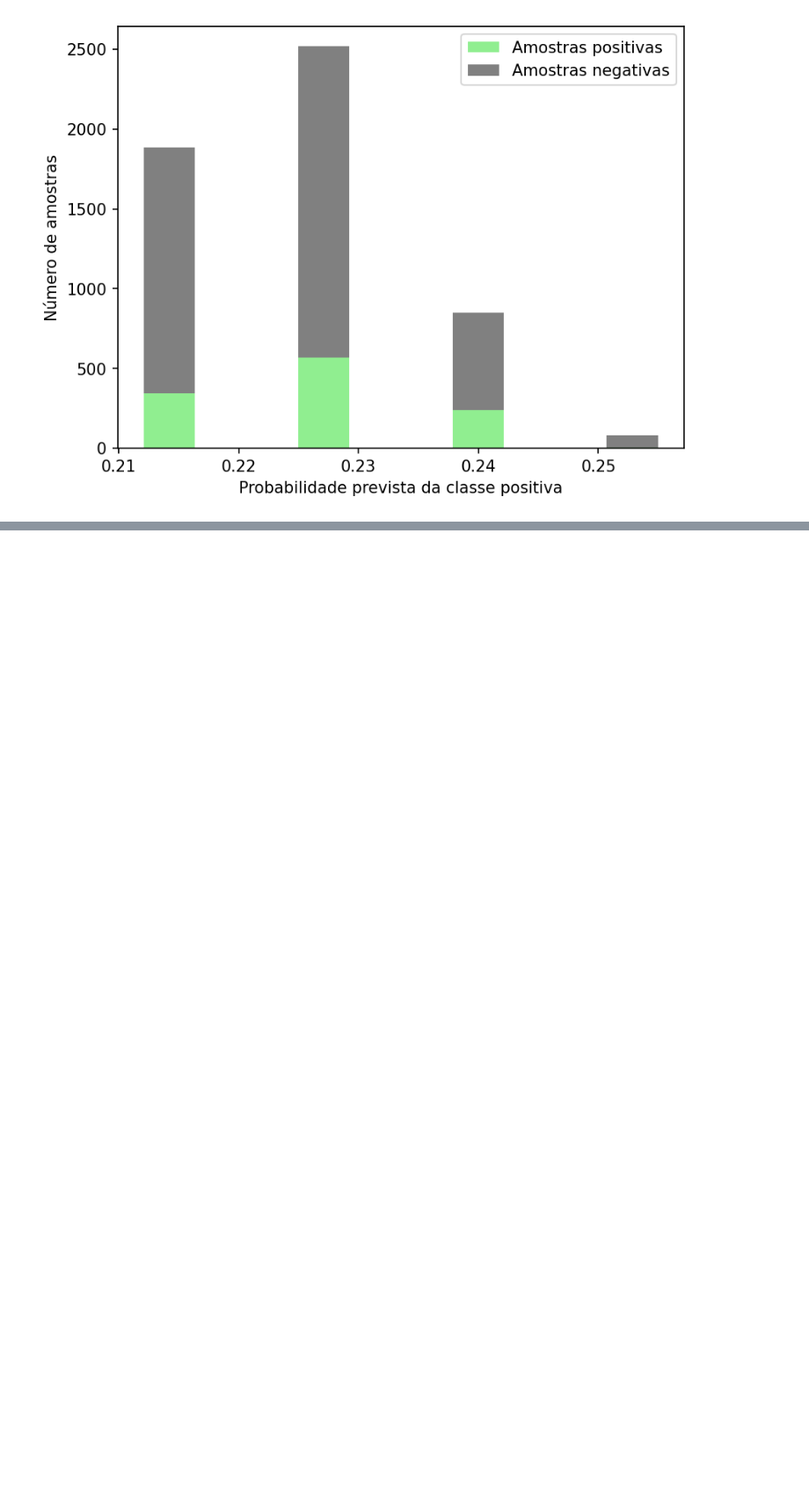
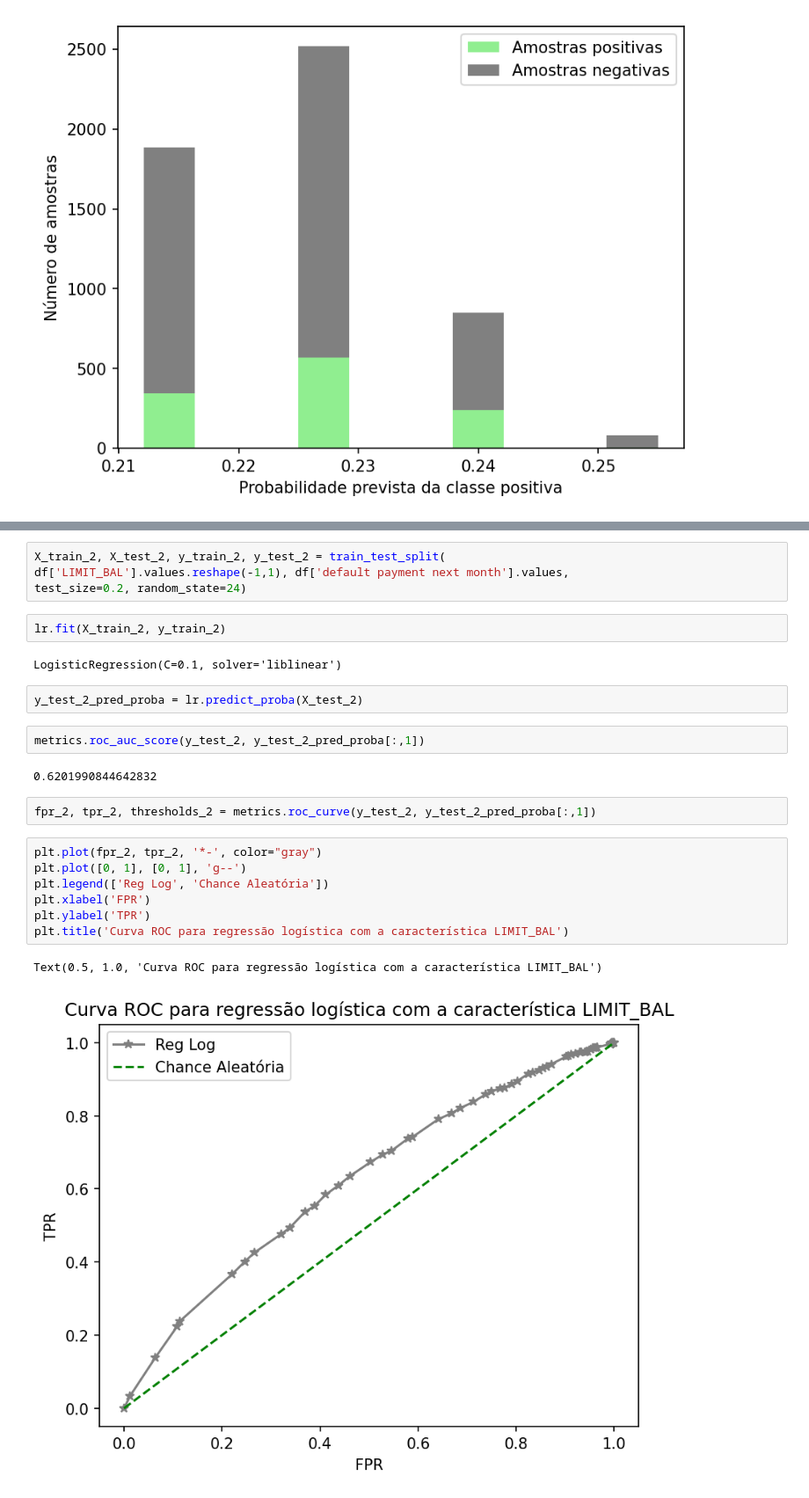
Before and after one commit to marcosvnespolo/Previsao_Inadimplencia, a Jupyter notebook: Previsão_Inadimplência.ipynb, the cells around one changed output, grey strips where cells are left out. Shown at 88% size. Cells and saved outputs as stored; diff of their text form; blank space fills up the shorter version.

```diff
--- a/Previsão_Inadimplência.ipynb
+++ b/Previsão_Inadimplência.ipynb
@@ -1139,0 +1176,26 @@ Text(0, 0.5, 'Número de amostras')
+# %%
+X_train_2, X_test_2, y_train_2, y_test_2 = train_test_split(
+df['LIMIT_BAL'].values.reshape(-1,1), df['default payment next month'].values,
+test_size=0.2, random_state=24)
+# %%
+lr.fit(X_train_2, y_train_2)
+# %% [output]
+LogisticRegression(C=0.1, solver='liblinear')
+# %%
+y_test_2_pred_proba = lr.predict_proba(X_test_2)
+# %%
+metrics.roc_auc_score(y_test_2, y_test_2_pred_proba[:,1])
+# %% [output]
+0.6201990844642832
+# %%
+fpr_2, tpr_2, thresholds_2 = metrics.roc_curve(y_test_2, y_test_2_pred_proba[:,1])
+# %%
+plt.plot(fpr_2, tpr_2, '*-', color="gray")
+plt.plot([0, 1], [0, 1], 'g--')
+plt.legend(['Reg Log', 'Chance Aleatória'])
+plt.xlabel('FPR')
+plt.ylabel('TPR')
+plt.title('Curva ROC para regressão logística com a característica LIMIT_BAL')
+# %% [output]
+Text(0.5, 1.0, 'Curva ROC para regressão logística com a característica LIMIT_BAL')
+[figure, added]
```
Also changed, not shown: parts of 22 cells of this notebook.
